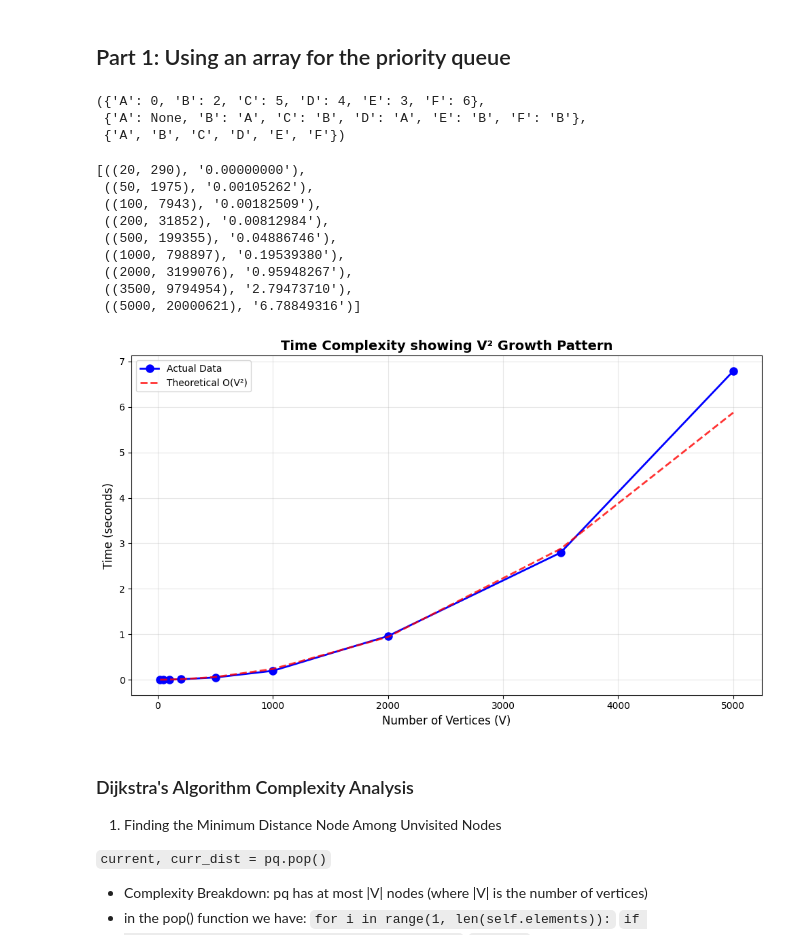
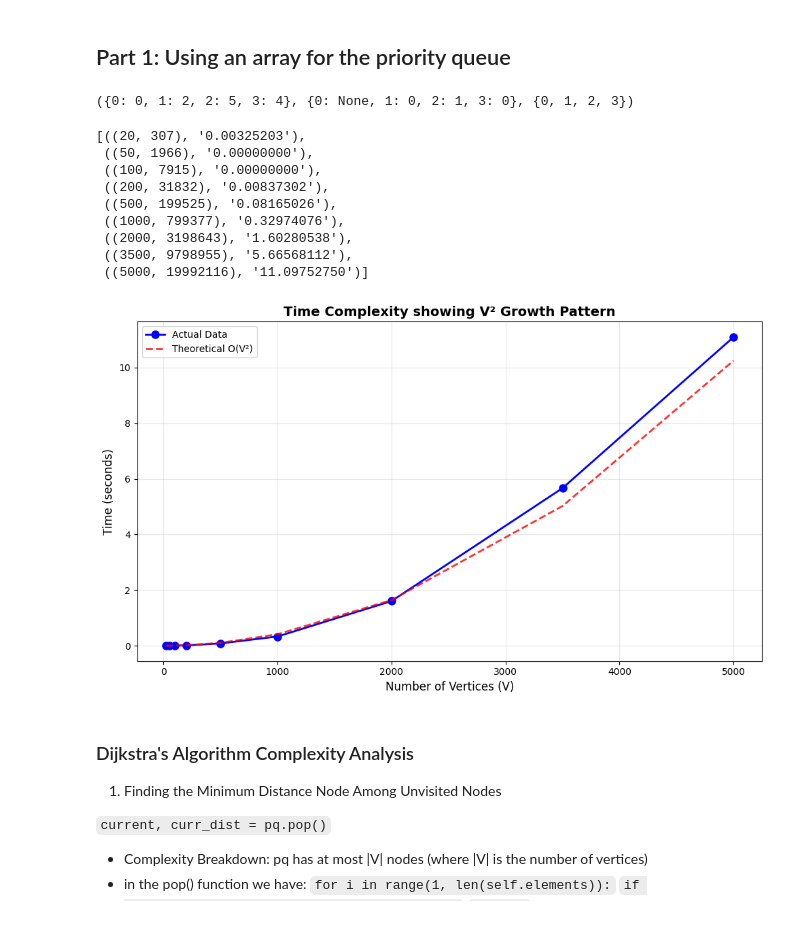
Before and after one commit to UnpretentiousCoder/Algo_design_and_analysis, a Jupyter notebook: lab2.ipynb, the cells around one changed output. Drawn from its saved outputs; the diff is of its cells as text; code cells hidden in the pictures.

```diff
--- a/lab2.ipynb
+++ b/lab2.ipynb
@@ -14,8 +14,12 @@ G = {
 }
 
 
-def get_neighbours(graph, v): #get the neighbour of vertex v from the graph
-    return graph[v]
+def get_neighbours(matrix, v): #get the neighbour of vertex v from the graph
+    neightbours = []
+    for j, w in enumerate(matrix[v]): #neighbour, weight
+        if w != 0:
+            neightbours.append((j, w))
+    return neightbours
 
 def get_total_nodes(graph): #get the total number of nodes in the graph
     return len(graph)
@@ -128,8 +149,8 @@ True
 ## Part 1: Using an array for the priority queue ##
 # %%
 def dijkstra_using_array(graph, start):
-    d={node : float("inf") for node in graph.keys()} #to store the shortest distance from source to each node
-    pi = {node :None for node in graph.keys()} # to hold the predecessor of each node
+    d={node : float("inf") for node in range(len(graph))} #to store the shortest distance from source to each node
+    pi = {node :None for node in range(len(graph))} # to hold the predecessor of each node
     visited = set() # to hold the visited nodes
     pq = PriorityQueue_array() #priority queue implemented using an array
     pq.put((start,0))
@@ -148,21 +169,25 @@ def dijkstra_using_array(graph, start):
                         pq.put((neighbour, d[neighbour])) #push the shorter distance node to the priority queue O(1)
     return d, pi, visited
 # %%
-dijkstra_using_array(G, "A")
+dijkstra_using_array(adjacency_matrix, 0)
 # %% [output]
-({'A': 0, 'B': 2, 'C': 5, 'D': 4, 'E': 3, 'F': 6},
- {'A': None, 'B': 'A', 'C': 'B', 'D': 'A', 'E': 'B', 'F': 'B'},
- {'A', 'B', 'C', 'D', 'E', 'F'})
+({0: 0, 1: 2, 2: 5, 3: 4}, {0: None, 1: 0, 2: 1, 3: 0}, {0, 1, 2, 3})
 # %%
+from collections import defaultdict
+import random
+
 def generate_dense_matrix(V, edge_prob=0.2, max_weight=10): #v is the number of vertices
-    num_of_edge = 0
-    graph = defaultdict(list)
+    matrix = [[0] * V for _ in range(V)]
+    num_of_edges = 0
+
     for i in range(V):
         for j in range(V):
             if i != j and random.random() > edge_prob: #80% chance of creating edges
-                graph[i].append((j, random.randint(1, max_weight))) #edge to j with random weight from 1 to 10 created
-                num_of_edge += 1
-    return graph, num_of_edge
+                weight = random.randint(1, max_weight)
+                matrix[i][j] = weight #assignment in matrix
+                num_of_edges += 1
+
+    return matrix, num_of_edges
 # %%
 import random, time
 from collections import defaultdict
@@ -180,40 +205,40 @@ for V in input_sizes:
 # %%
 time_taken_result_for_dense
 # %% [output]
-[((20, 290), '0.00000000'),
- ((50, 1975), '0.00105262'),
- ((100, 7943), '0.00182509'),
- ((200, 31852), '0.00812984'),
- ((500, 199355), '0.04886746'),
- ((1000, 798897), '0.19539380'),
- ((2000, 3199076), '0.95948267'),
- ((3500, 9794954), '2.79473710'),
- ((5000, 20000621), '6.78849316')]
+[((20, 307), '0.00325203'),
+ ((50, 1966), '0.00000000'),
+ ((100, 7915), '0.00000000'),
+ ((200, 31832), '0.00837302'),
+ ((500, 199525), '0.08165026'),
+ ((1000, 799377), '0.32974076'),
+ ((2000, 3198643), '1.60280538'),
+ ((3500, 9798955), '5.66568112'),
+ ((5000, 19992116), '11.09752750')]
 # %%
 import matplotlib.pyplot as plt
 import numpy as np
 
 V_values = [item[0][0] for item in time_taken_result_for_dense]
 time_values = [float(item[1]) for item in time_taken_result_for_dense]
 
 #Create the plot
 plt.figure(figsize=(10, 6))
 plt.plot(V_values, time_values, 'b-o', linewidth=2, markersize=8, label='Actual Data') #actual
 
 V_theoretical = np.array(V_values)
-theoretical_times = (V_theoretical ** 2) * 0.000000235
+theoretical_times = (V_theoretical ** 2) * 0.00000041
 plt.plot(V_theoretical, theoretical_times, 'r--', linewidth=2,
          label='Theoretical O(V²)', alpha=0.8)
 plt.xlabel('Number of Vertices (V)', fontsize=12)
 plt.ylabel('Time (seconds)', fontsize=12)
 plt.title('Time Complexity showing V² Growth Pattern', fontsize=14, fontweight='bold')
 plt.grid(True, alpha=0.3)
 plt.legend()
 
 plt.tight_layout()
 plt.show()
 # %% [output]
-[figure, old version]
+[figure, new version]
 # %% [markdown]
 ### Dijkstra's Algorithm Complexity Analysis ###
 1. Finding the Minimum Distance Node Among Unvisited Nodes
```
Also changed, not shown: parts of 9 cells of this notebook.
